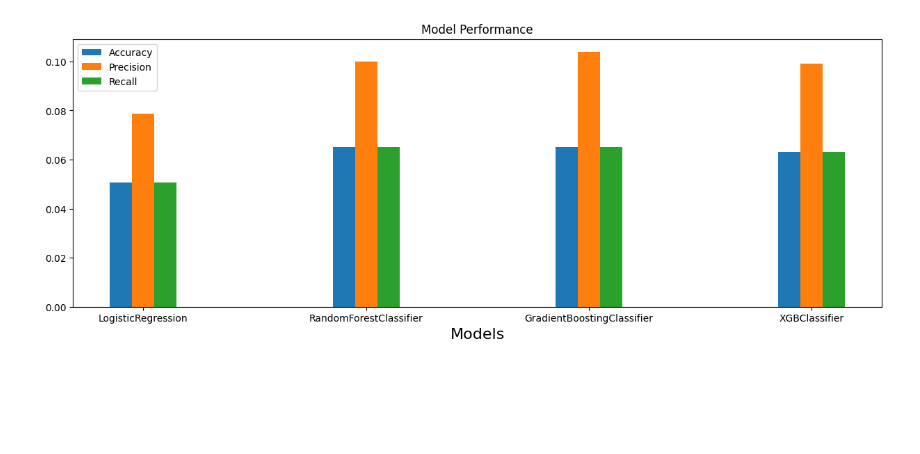
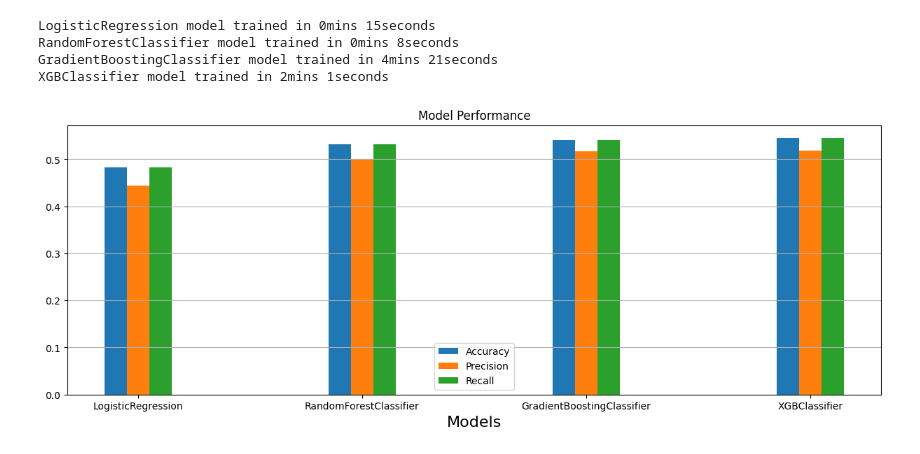
Before and after one commit to cWizzle70/prudential, a Jupyter notebook: assessment/deliverable.ipynb, the cells around one changed output. Saved outputs shown, nothing was run; the diff lists cells and outputs as text; code cells hidden in the pictures; blank space fills up the shorter version.

Commit message:
removed unused validation dataset

```diff
--- a/assessment/deliverable.ipynb
+++ b/assessment/deliverable.ipynb
@@ -221,14 +293,11 @@ print(missing_values(df))
 # %%
-# Separate the data into train, validate and test
+# Separate the data into train and test
 x_df = df.drop(['Response'], axis=1)
 y_df = df['Response']
 
-x_temp, x_test, y_temp, y_test = train_test_split(x_df, y_df, test_size=0.2, random_state=0, stratify=y_df)
-x_train, x_validate, y_train, y_validate = train_test_split(x_temp, y_temp, test_size=0.25, random_state=0, stratify=y_temp)
+x_train, x_test, y_train, y_test = train_test_split(x_df, y_df, test_size=0.2, random_state=0, stratify=y_df)
 
 print(f'x_train:\t{str(x_train.shape):>10}')
-print(f'x_validate:\t{str(x_validate.shape):>10}')
 print(f'x_test:\t\t{str(x_test.shape):>10}')
 print(f'\ny_train:\t{str(y_train.shape):>10}')
-print(f'y_validate:\t{str(y_validate.shape):>10}')
 print(f'y_test:\t\t{str(y_test.shape):>10}')
@@ -261,6 +354,6 @@ print(x_train_missing_values)
 percentage_threshold = 40
 invalid_cols = [col for col in x_train_missing_values.index if x_train_missing_values.loc[col, 'Percentages'] > percentage_threshold]
 
-for x in [x_train, x_validate, x_test]:
+for x in [x_train, x_test]:
     x.drop(invalid_cols, axis=1, inplace=True)
 # %%
@@ -325,8 +406,8 @@ x_test_encoded_df = pd.concat([x_test_imputed, encoded_x_test], axis=1)
 scaler = MinMaxScaler()
 scaler.fit(x_train_encoded_df)
 
-encoded_dfs = [x_train_encoded_df, x_validate_encoded_df, x_test_encoded_df]
-x_train_norm, x_valid_norm, x_test_norm = [pd.DataFrame(scaler.transform(x), index=x.index, columns=x.columns) for x in encoded_dfs]
+encoded_dfs = [x_train_encoded_df, x_test_encoded_df]
+x_train_norm, x_test_norm = [pd.DataFrame(scaler.transform(x), index=x.index, columns=x.columns) for x in encoded_dfs]
 # %%
 # Calculate Variance Inflation Factor (VIF) to determine multicollinearity within the dataset
 # Multicollinearity is a strong correlation between predictors that can inversely affect regression analysis
@@ -431,6 +531,11 @@ def train(model: Any, x_train: DataFrame, y_train: DataFrame) -> None:
 # Train each of the models
 for model in models:
     train(model, x_train_lasso, y_train)
+# %% [output]
+LogisticRegression model trained in 0mins 15seconds
+RandomForestClassifier model trained in 0mins 8seconds
+GradientBoostingClassifier model trained in 4mins 21seconds
+XGBClassifier model trained in 2mins 1seconds
 # %%
 # Calculate category probablities
 model_predictions = []
@@ -467,21 +572,22 @@ for predictions in test_predictions:
 # %%
 # Plot the results
 bar_width = 0.1
 acc = np.arange(len(scores["Accuracy"]))
 prec = [x + bar_width for x in acc]
 rec = [x + bar_width for x in prec]
 
 plt.figure(figsize=(15,5))
 
 plt.bar(acc, scores["Accuracy"], width=bar_width, label='Accuracy')
 plt.bar(prec, scores["Precision"], width=bar_width, label='Precision')
 plt.bar(rec, scores["Recall"], width=bar_width, label='Recall')
 
 plt.title('Model Performance')
 plt.xlabel('Models', fontsize=16)
 plt.xticks([i + bar_width for i in range(len(scores["Accuracy"]))], model_names)
+plt.grid(axis='y')
 plt.legend()
 
 df = pd.DataFrame(scores, index=model_names)
 # %% [output]
-[figure, old version]
+[figure, new version]
```
Also changed, not shown: parts of 18 cells of this notebook, 2 other files.
